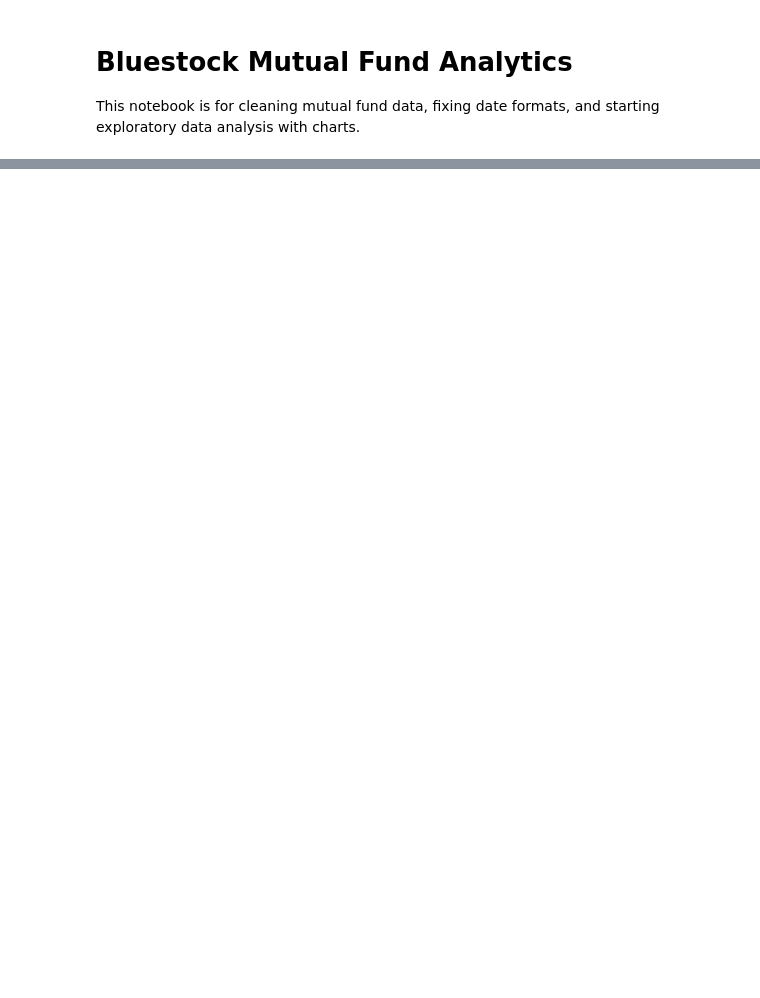
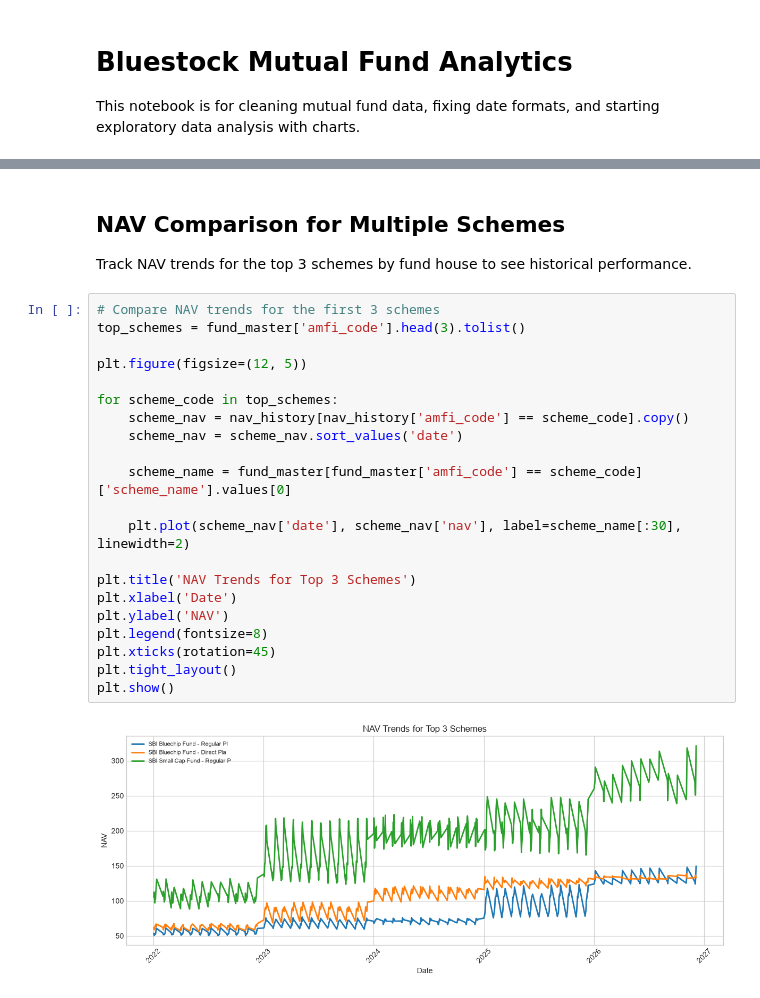
Before and after one commit to MALLAMPOLAIAHGANESH/bluestock-mutual-fund-analytics, a Jupyter notebook: notebooks/mutual_fund_eda.ipynb, the cells around one changed output, grey strips where cells are left out. Saved outputs shown, nothing was run; the diff lists cells and outputs as text; blank space fills up the shorter version.

```diff
--- a/notebooks/mutual_fund_eda.ipynb
+++ b/notebooks/mutual_fund_eda.ipynb
@@ -67,0 +212,27 @@ plt.show()
+# %% [markdown]
+## NAV Comparison for Multiple Schemes
+
+Track NAV trends for the top 3 schemes by fund house to see historical performance.
+# %%
+# Compare NAV trends for the first 3 schemes
+top_schemes = fund_master['amfi_code'].head(3).tolist()
+
+plt.figure(figsize=(12, 5))
+
+for scheme_code in top_schemes:
+    scheme_nav = nav_history[nav_history['amfi_code'] == scheme_code].copy()
+    scheme_nav = scheme_nav.sort_values('date')
+
+    scheme_name = fund_master[fund_master['amfi_code'] == scheme_code]['scheme_name'].values[0]
+
+    plt.plot(scheme_nav['date'], scheme_nav['nav'], label=scheme_name[:30], linewidth=2)
+
+plt.title('NAV Trends for Top 3 Schemes')
+plt.xlabel('Date')
+plt.ylabel('NAV')
+plt.legend(fontsize=8)
+plt.xticks(rotation=45)
+plt.tight_layout()
+plt.show()
+# %% [output]
+[figure, added]
```
Also changed, not shown: parts of 15 cells of this notebook.
